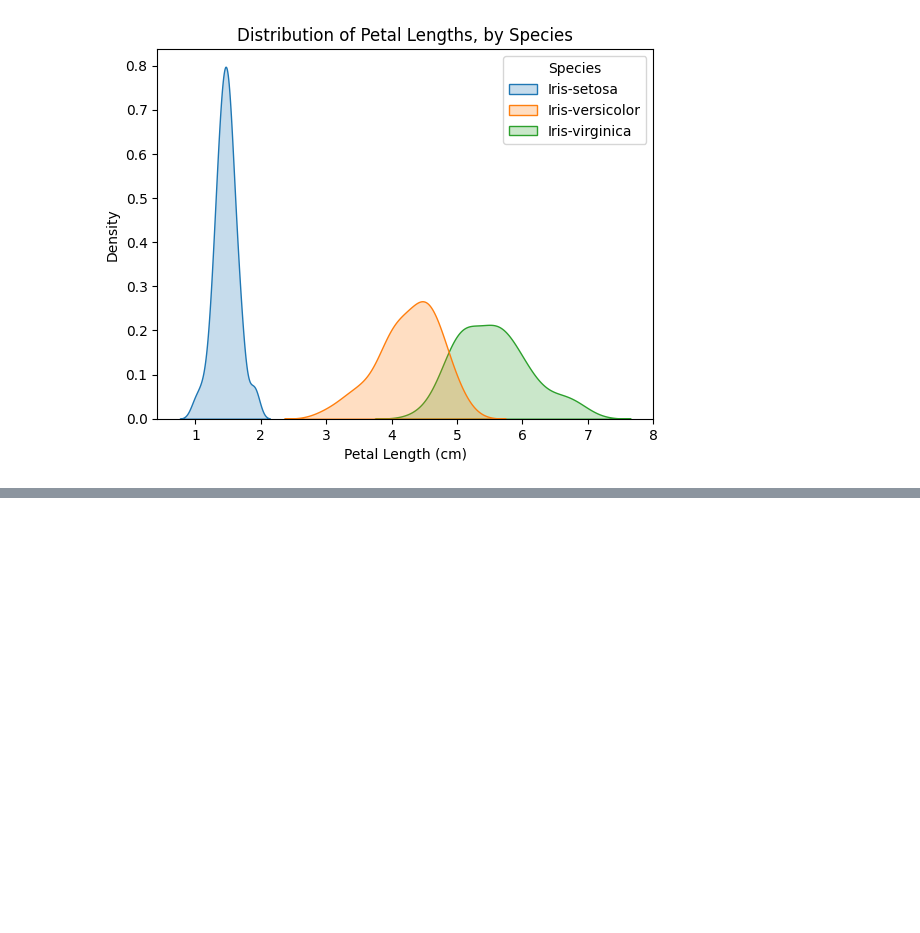
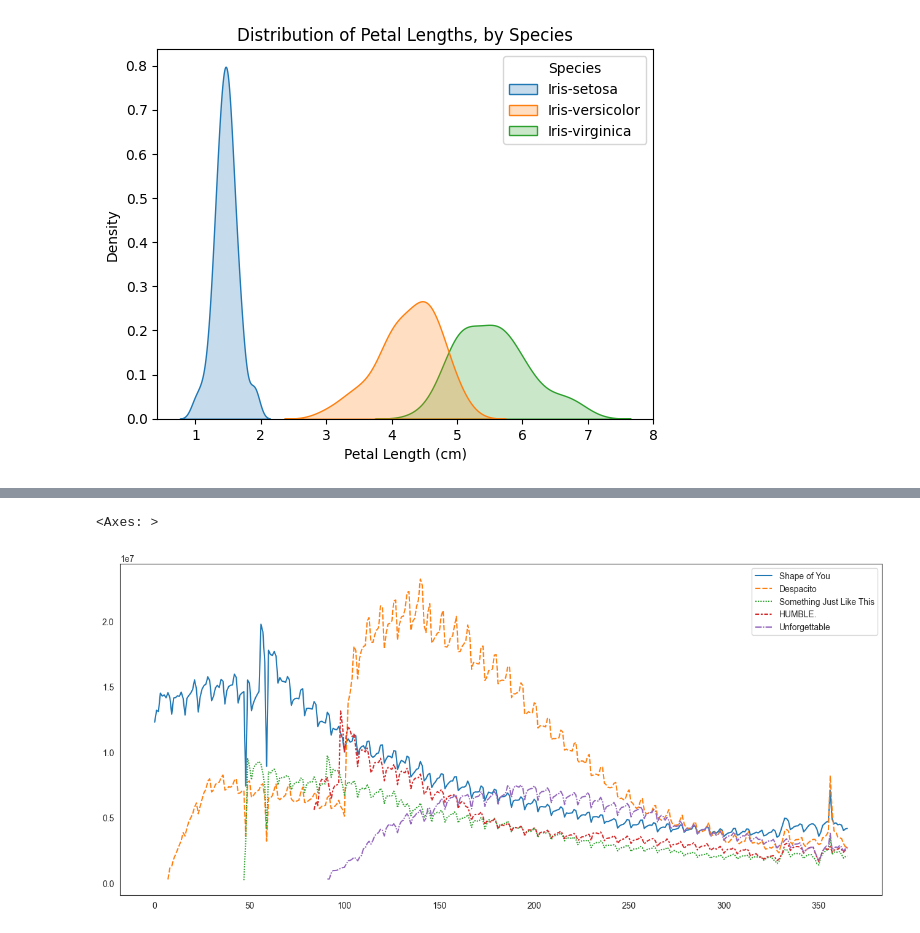
Before and after one commit to Krriisshna/Kaggle, a Jupyter notebook: Seaborn/seaborn.ipynb, the cells around one changed output, grey strips where cells are left out. Cells and saved outputs as stored; diff of their text form; code cells hidden in the pictures; blank space fills up the shorter version.

```diff
--- a/Seaborn/seaborn.ipynb
+++ b/Seaborn/seaborn.ipynb
@@ -261,0 +302,7 @@ Text(0.5, 1.0, 'Distribution of Petal Lengths, by Species')
+# %%
+plt.figure(figsize=(16,7))
+sns.set_style('white')
+sns.lineplot(data=spotify_data)
+# %% [output]
+<Axes: >
+[figure, added]
```
Also changed, not shown: parts of 7 cells of this notebook, 1 other file.
